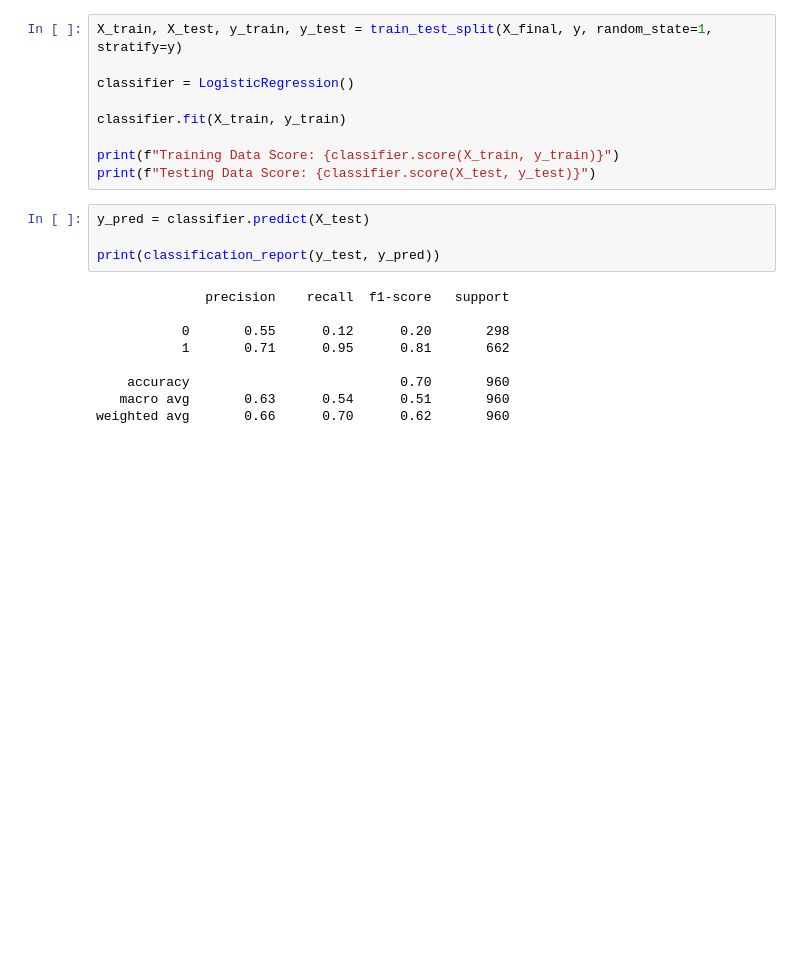
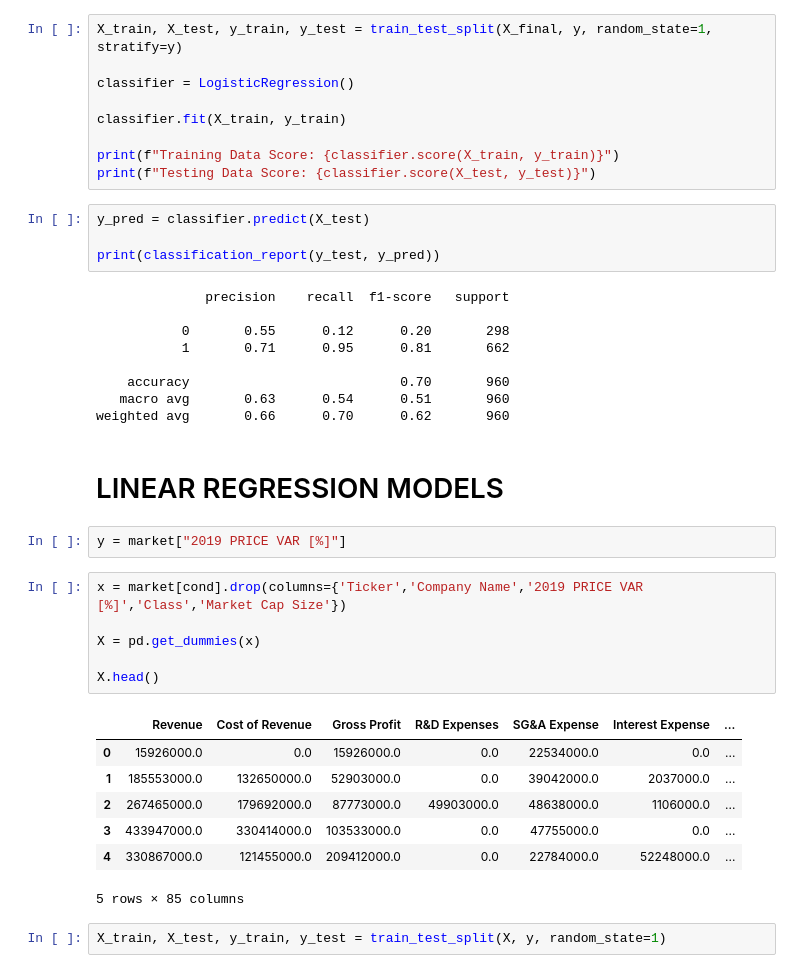
Before and after one commit to daniel-valdes/stock-eda, a Jupyter notebook: machine learning.ipynb, the cells around one changed output. Cells and saved outputs as stored; diff of their text form; blank space fills up the shorter version.

```diff
--- a/machine learning.ipynb
+++ b/machine learning.ipynb
@@ -104,3 +113,23 @@ print(classification_report(y_test, y_pred))
     accuracy                           0.70       960
    macro avg       0.63      0.54      0.51       960
 weighted avg       0.66      0.70      0.62       960
+# %% [markdown]
+# LINEAR REGRESSION MODELS
+# %%
+y = market["2019 PRICE VAR [%]"]
+# %%
+x = market[cond].drop(columns={'Ticker','Company Name','2019 PRICE VAR [%]','Class','Market Cap Size'})
+
+X = pd.get_dummies(x)
+
+X.head()
+# %% [output]
+|  | Revenue | Cost of Revenue | Gross Profit | R&D Expenses | SG&A Expense | Interest Expense | ... |
+| 0 | 15926000.0 | 0.0 | 15926000.0 | 0.0 | 22534000.0 | 0.0 | ... |
+| 1 | 185553000.0 | 132650000.0 | 52903000.0 | 0.0 | 39042000.0 | 2037000.0 | ... |
+| 2 | 267465000.0 | 179692000.0 | 87773000.0 | 49903000.0 | 48638000.0 | 1106000.0 | ... |
+| 3 | 433947000.0 | 330414000.0 | 103533000.0 | 0.0 | 47755000.0 | 0.0 | ... |
+| 4 | 330867000.0 | 121455000.0 | 209412000.0 | 0.0 | 22784000.0 | 52248000.0 | ... |
+5 rows × 85 columns
+# %%
+X_train, X_test, y_train, y_test = train_test_split(X, y, random_state=1)
```
Also changed, not shown: parts of 18 cells of this notebook, 3 other files.
